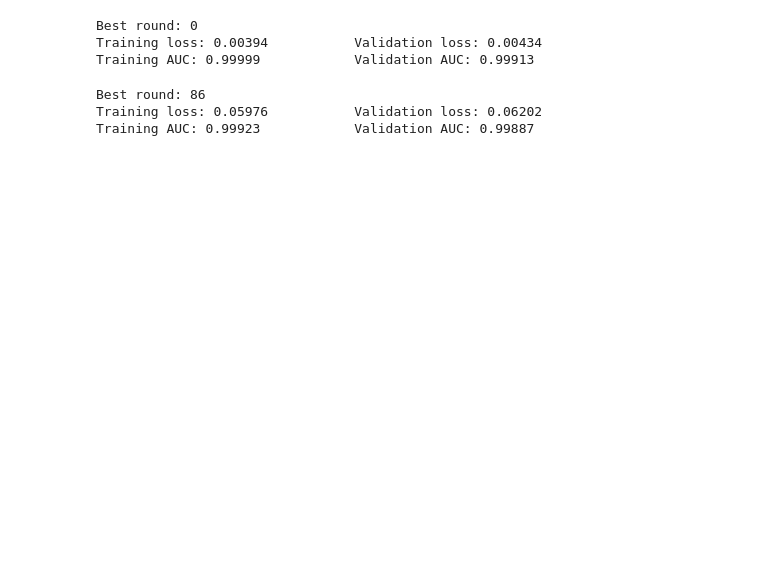
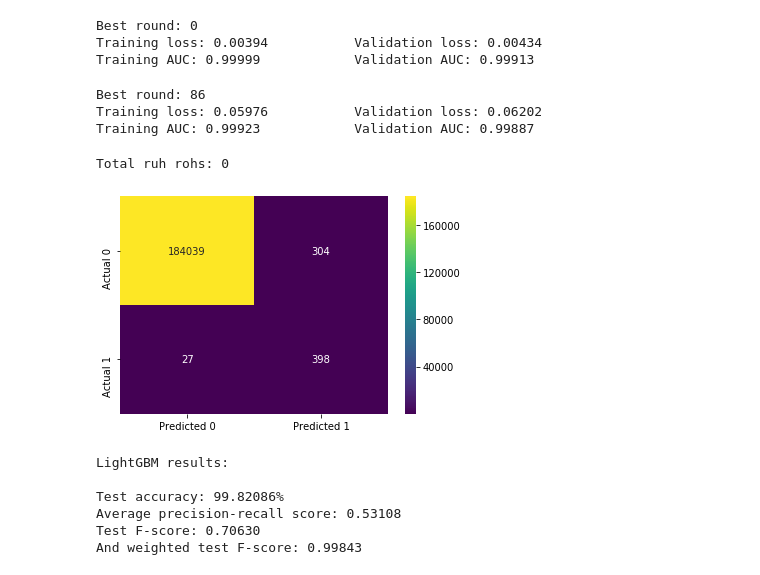
Before and after one commit to rselent/lambda-buildweek2-asteroids, a Jupyter notebook: build2_Asteroids_predicting_PHAs.ipynb, the cells around one changed output. Saved outputs shown, nothing was run; the diff lists cells and outputs as text; code cells hidden in the pictures; blank space fills up the shorter version.

```diff
--- a/build2_Asteroids_predicting_PHAs.ipynb
+++ b/build2_Asteroids_predicting_PHAs.ipynb
@@ -587,12 +613,9 @@ dfLight[ 'neo'] = dfLight[ 'neo'].cat.codes
 dfLight[ 'class'] = dfLight[ 'class'].cat.codes
 dfLight['pha'] = dfLight[ 'pha'].cat.codes
 # %%
-#####     TESTING LIGHTGBM     #####
+import lightgbm as lgb
 
-import lightgbm as lgb
-from bayes_opt import BayesianOptimization
-
-# yup, this definitely needs to be rewritten as a function:
+# yup, rewriting this as a function could definitely (probably) be the smarter way, lol
 
 dummyTrain, validate = train_test_split( dfLight, train_size= .7,
                                          stratify= dfLight[ 'pha'],
@@ -609,6 +632,7 @@ yLightTr = train[ target]
 xLightVal = validate[ features]
 yLightVal = validate[ target]
 xLightTe = test[ features]
+yLightTe = test[ target]            # needed for confusion matrix, to judge efficacy of prediction
 # %%
 
 lightTrain = lgb.Dataset( xLightTr, label= yLightTr)
@@ -638,16 +656,11 @@ evalResults = {}
 
 lightTrained = lgb.train( paramTrain,
                           lightTrain,
-                          num_boost_round= 256,
+                          num_boost_round= 128,                 # num_iterations
                           valid_sets= [lightTrain, lightValidate],
                           valid_names= ['train', 'valid'],
                           evals_result= evalResults
                           )
-
-
-#                          feature_name= [ 'a', 'e', 'i', 'om', 'w', 'q', 'ad',
-#                                          'per_y', 'n_obs_used', 'H', 'moid',
-#                                          'n', 'per', 'ma'],
 # %% [output]
 [1]     train's auc: 0.999994   train's binary_logloss: 0.019543        valid's auc: 0.997505   valid's binary_logloss: 0.0199069
 [2]     train's auc: 0.23       train's binary_logloss: 0.0621526       valid's auc: 0.227112   valid's binary_logloss: 0.0635956
@@ -703,2 +714,26 @@ Training AUC: 0.99923            Validation AUC: 0.99887
 # %%
-lightPred = lightTrained.predict( xLightVal)
+lightPred = lightTrained.predict( xLightTe)
+# %%
+###         JUST IN CASE         ###
+
+count = 0
+
+for i in range(0, len( lightPred)):
+    if lightPred[ i] > 0:                   #   -- if a prediction is greater than 0, but less than 1,
+        if lightPred[ i] < 1:               #  _/       I want to know about it and what that proba is.
+            print( lightPred[ i])           # _/
+            count += 1                      # basic increment count
+
+            if lightPred[ i] > .00001:      # setting threshold to .000001
+                lightPred[ i] = 1           # and then changing that uncertainty to a yes
+            else:
+                lightPred[ i] = 0           # but if it's below a .0001% chance
+                                            # it should be ok to change it to a 0, for now
+
+print( '\nTotal ruh rohs:',  count)
+# %% [output]
+Total ruh rohs: 0
+# %%
+confuMatrixPlot( yLightTe, lightPred);
+# %% [output]
+[figure, added]
@@ -704,0 +746,18 @@ lightPred = lightTrained.predict( xLightVal)
+# %%
+from sklearn.metrics import average_precision_score
+
+avgPrecision = average_precision_score( yLightTe, lightPred)
+print( 'LightGBM results:')
+print( '\nTest accuracy: {:.5f}%'.format( accuracy_score( yLightTe,
+                                                        lightPred) *100) )
+print( 'Average precision-recall score: {0:0.5f}'.format( avgPrecision))
+print( 'Test F-score: {:.5f}'.format( f1_score( yLightTe, lightPred)) )
+print( 'And weighted test F-score: {:.5f}'.format(
+       f1_score( yLightTe, lightPred, average= 'weighted')) )
+# %% [output]
+LightGBM results:
+
+Test accuracy: 99.82086%
+Average precision-recall score: 0.53108
+Test F-score: 0.70630
+And weighted test F-score: 0.99843
```
Also changed, not shown: parts of 18 cells of this notebook.
